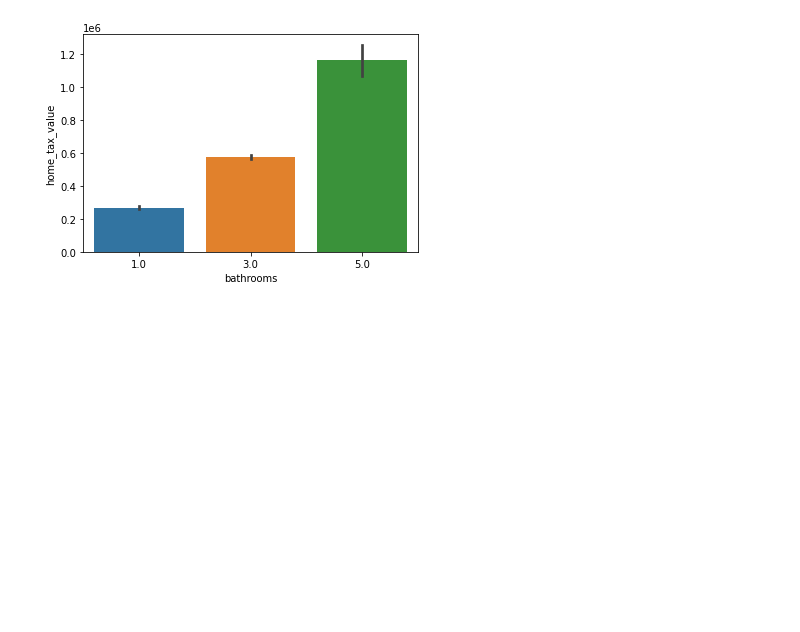
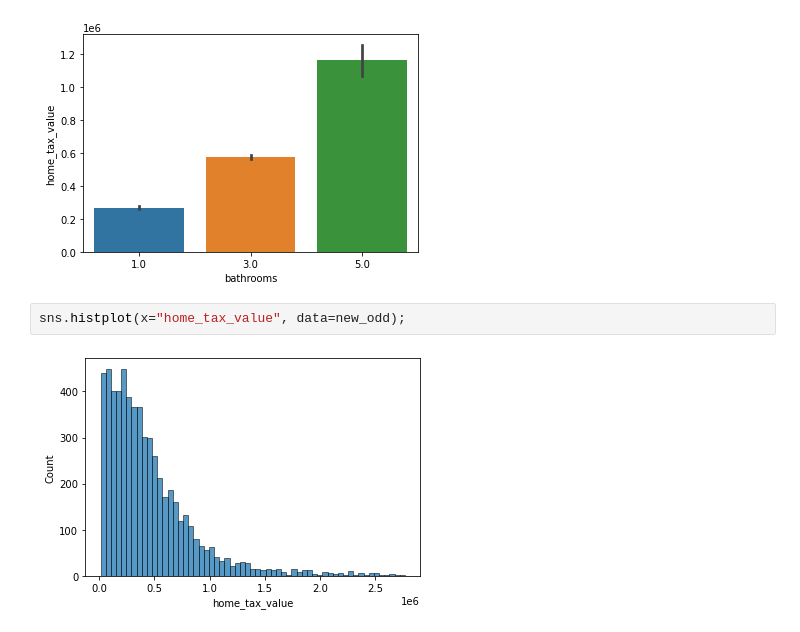
Before and after one commit to scottschmidl/zillow_housing_prices, a Jupyter notebook: explore.ipynb, the cells around one changed output. Saved outputs shown, nothing was run; the diff lists cells and outputs as text; blank space fills up the shorter version.

```diff
--- a/explore.ipynb
+++ b/explore.ipynb
@@ -87,3 +94,7 @@ sns.barplot(x="bathrooms", y="home_tax_value", data=new_even);
 sns.barplot(x="bathrooms", y="home_tax_value", data=new_odd);
 # %% [output]
 [figure]
+# %%
+sns.histplot(x="home_tax_value", data=new_odd);
+# %% [output]
+[figure, added]
```
Also changed, not shown: parts of 7 cells of this notebook, 3 other files.
